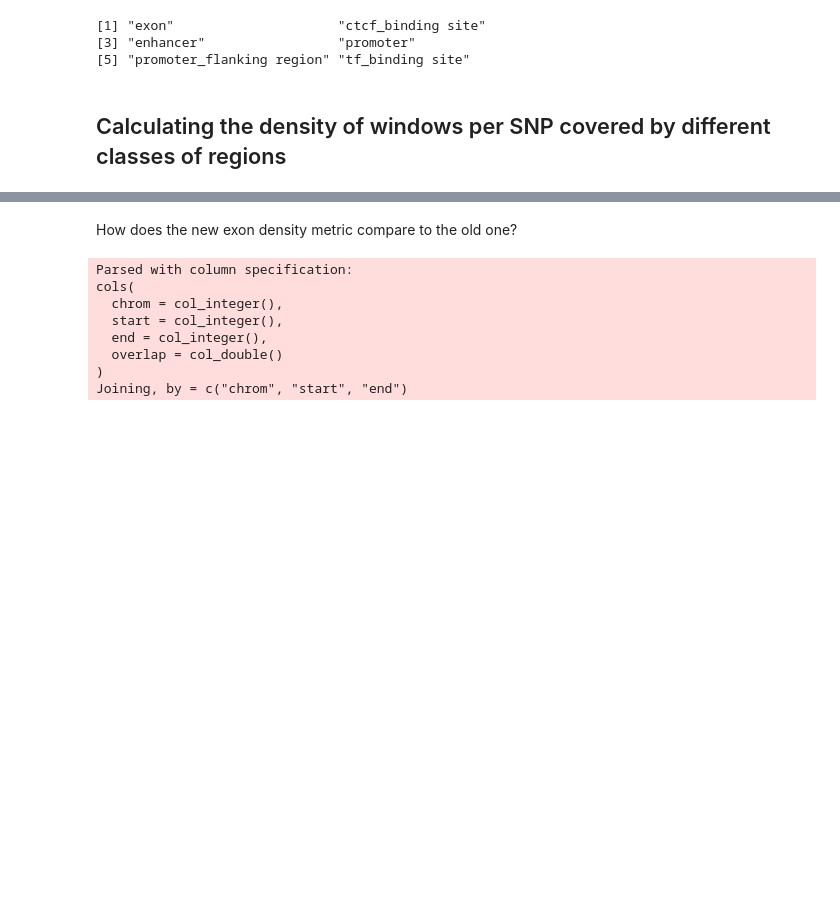
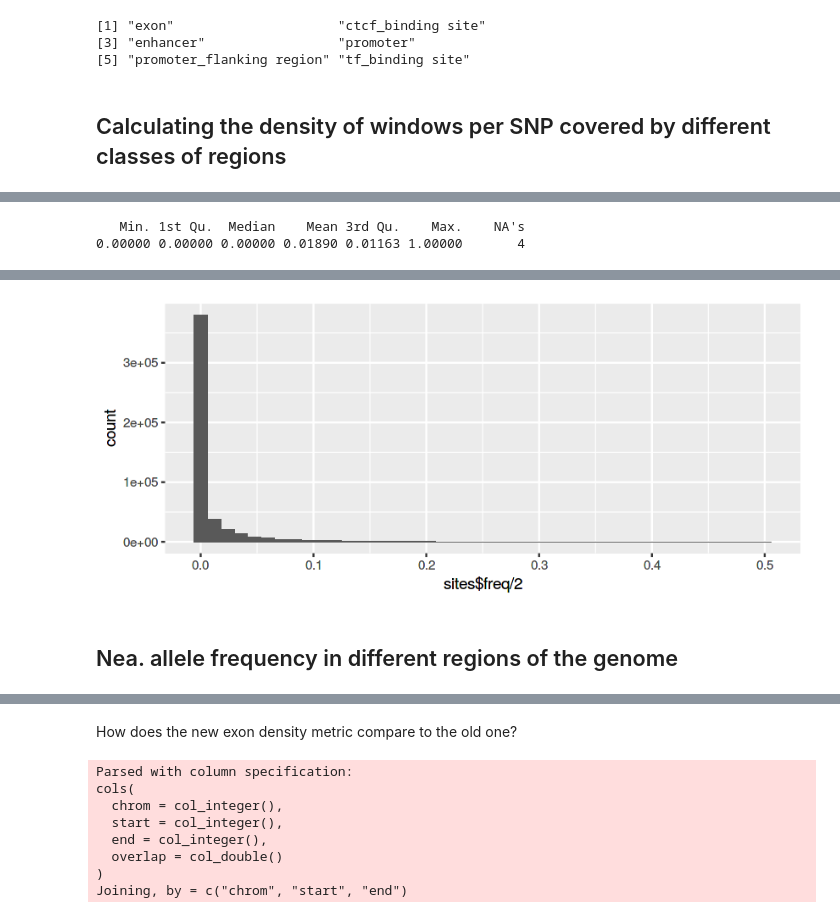
Before and after one commit to bodkan/nea-over-time, a Jupyter notebook: notebooks/introgression_predictors.ipynb, the cells around one changed output, grey strips where cells are left out. Saved outputs shown, nothing was run; the diff lists cells and outputs as text; code cells hidden in the pictures; blank space fills up the shorter version.

Commit message:
Calculate Nea. allele frequencies at each locus

```diff
--- a/notebooks/introgression_predictors.ipynb
+++ b/notebooks/introgression_predictors.ipynb
@@ -73,7 +73,8 @@ source("../R/utils.R")
 european_ids <- get_european_ids("../raw_data/10_24_2014_SGDP_metainformation_update.txt")
 
 europeans <-
-    load_dataset("../clean_data/ice_age.tsv", "../clean_data/sgdp.tsv", "../clean_data/archaics.tsv") %>%
+    load_dataset("../clean_data/ice_age.tsv", "../clean_data/sgdp.tsv", "../clean_data/archaics.tsv",
+                 random_sample=FALSE) %>%
     dplyr::select(c("chrom", "pos", european_ids)) %>%
     dplyr::mutate(chrom=paste0("chr", chrom), start=pos, end=pos)
 # %% [output]
@@ -381,2 +408,12 @@ for (r in names(regions)) {
 # %%
 save(sites, file="../RData/annotations.RData")
+# %%
+summary(sites$freq)
+# %% [output]
+   Min. 1st Qu.  Median    Mean 3rd Qu.    Max.    NA's
+0.00000 0.00000 0.00000 0.01890 0.01163 1.00000       4
+# %%
+options(repr.plot.widht=6, repr.plot.height=3)
+
+qplot(sites$freq / 2, bins=ncol(europeans) - 4)
+# %% [output]
@@ -382,0 +422 @@ save(sites, file="../RData/annotations.RData")
+[figure, added]
@@ -382,0 +425,2 @@ save(sites, file="../RData/annotations.RData")
+# %% [markdown]
+## Nea. allele frequency in different regions of the genome
```
Also changed, not shown: parts of 8 cells of this notebook.
